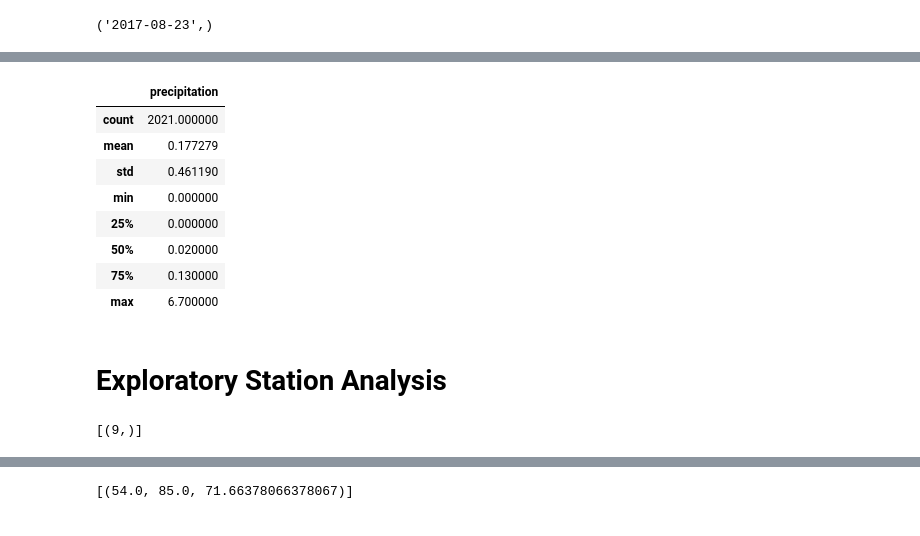
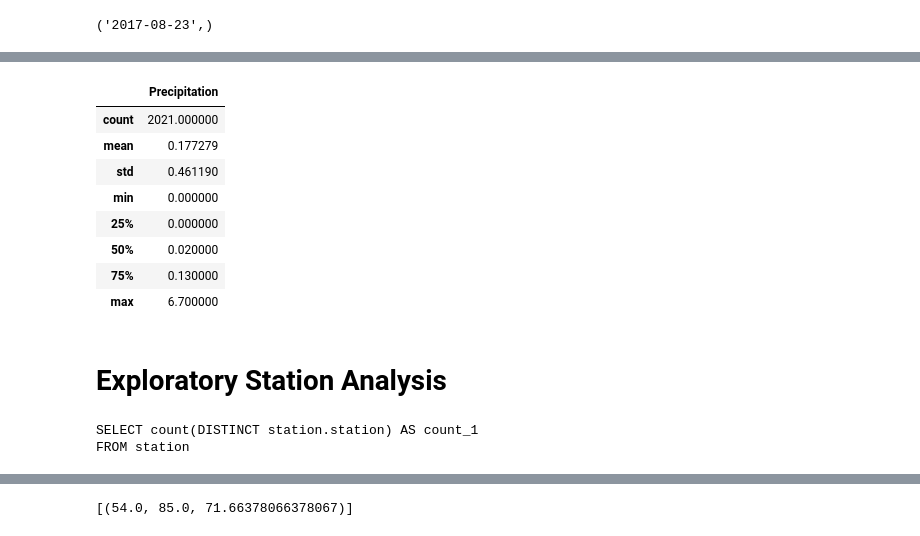
Before and after one commit to tokarczykbl/sqlalchemy-challenge, a Jupyter notebook: SurfsUp/climate_starter.ipynb, the cells around one changed output, grey strips where cells are left out. Saved outputs shown, nothing was run; the diff lists cells and outputs as text; code cells hidden in the pictures.

Commit message:
Saving work after completion of precipitation analysis

```diff
--- a/SurfsUp/climate_starter.ipynb
+++ b/SurfsUp/climate_starter.ipynb
@@ -83,16 +83,15 @@ past_year_info = session.query(Measurement.date, Measurement.prcp).filter(Measur
 
 # Save the query results as a Pandas DataFrame. Explicitly set the column names
 past_year_df = pd.DataFrame(past_year_info, columns=['Date', 'Precipitation'])
-past_year_df_group = past_year_df.groupby(["Date"])
-past_year_df_sum = past_year_df_group.mean()
-past_year_df_sum
+
 # Sort the dataframe by date
-# past_year_df['Date'] = pd.to_datetime(past_year_df['Date'])
-
+past_year_df = past_year_df.sort_values(by='Date', ascending=True)
+past_year_df = past_year_df.set_index('Date')
 
 # Use Pandas Plotting with Matplotlib to plot the data
+ax = past_year_df.plot(kind='bar', width=20, capstyle='round')  # Setting bar width and capstyle
+ax.xaxis.set_major_locator(plt.MaxNLocator(5))  # Display only 5 tick labels
+plt.ylabel('Inches') # Adding y label
 
-# past_year_df.plot.bar()
-# plt.tight_layout()
-# plt.show()
+plt.show()
 # %% [output]
@@ -134,7 +99,9 @@ Text(0, 0.5, 'Inches')
 # %%
 # Use Pandas to calculate the summary statistics for the precipitation data
+past_year_stats = past_year_df.describe()
+past_year_stats
 # %% [output]
-|  | precipitation |
+|  | Precipitation |
 | count | 2021.000000 |
 | mean | 0.177279 |
 | std | 0.461190 |
@@ -147,8 +114,10 @@ Text(0, 0.5, 'Inches')
 # Exploratory Station Analysis
 # %%
 # Design a query to calculate the total number of stations in the dataset
+station_count = session.query(func.count(Station.station.distinct()))
 # %% [output]
-[(9,)]
+SELECT count(DISTINCT station.station) AS count_1
+FROM station
 # %%
 # Design a query to find the most active stations (i.e. which stations have the most rows?)
 # List the stations and their counts in descending order.
```
Also changed, not shown: parts of 4 cells of this notebook.
